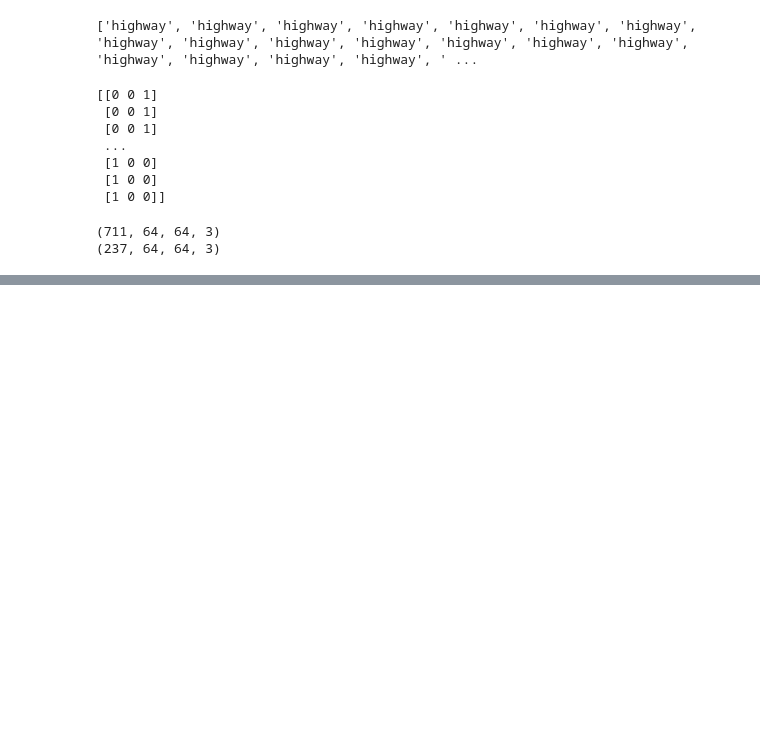
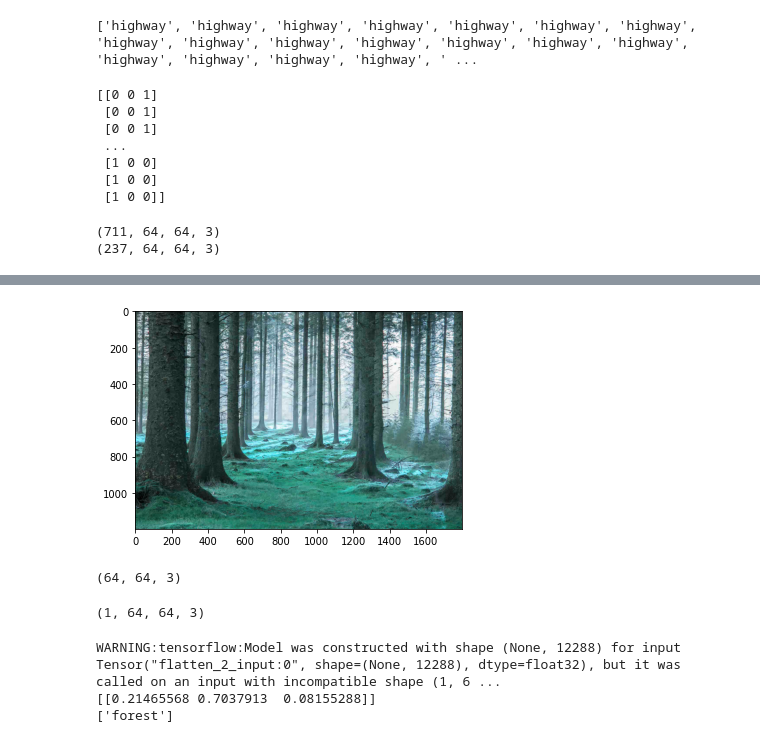
Before and after one commit to AyuSekarSafitri/Pemrograman_Python, a Jupyter notebook: Untitled0.ipynb, the cells around one changed output, grey strips where cells are left out. Drawn from its saved outputs; the diff is of its cells as text; code cells hidden in the pictures; blank space fills up the shorter version.

```diff
--- a/Untitled0.ipynb
+++ b/Untitled0.ipynb
@@ -191 +186,31 @@ This property should not be used in TensorFlow 2.0, as updates are applied autom
 INFO:tensorflow:Assets written to: nnmodel_scene/assets
+# %%
+import cv2
+import matplotlib.pyplot as plt
+image1='forest_test.jpg'
+# %%
+img_array = cv2.imread(image1)
+plt.imshow(img_array)
+plt.show()
+# print(type(img_array))
+# %% [output]
+[figure, added]
+# %%
+image_testing = Image.open('forest_test.jpg')
+image_testing = np.array(image_testing.resize((64, 64))) / 255.0
+image_testing.shape
+# %% [output]
+(64, 64, 3)
+# %%
+image_testing = np.expand_dims(image_testing, axis=0)
+print(image_testing.shape)
+# %% [output]
+(1, 64, 64, 3)
+# %%
+output = model.predict(image_testing, 1)
+print(output)
+print(lb.classes_[output.argmax(axis=1)])
+# %% [output]
+WARNING:tensorflow:Model was constructed with shape (None, 12288) for input Tensor("flatten_2_input:0", shape=(None, 12288), dtype=float32), but it was called on an input with incompatible shape (1, 6 ...
+[[0.21465568 0.7037913  0.08155288]]
+['forest']
```
Also changed, not shown: parts of 6 cells of this notebook.
